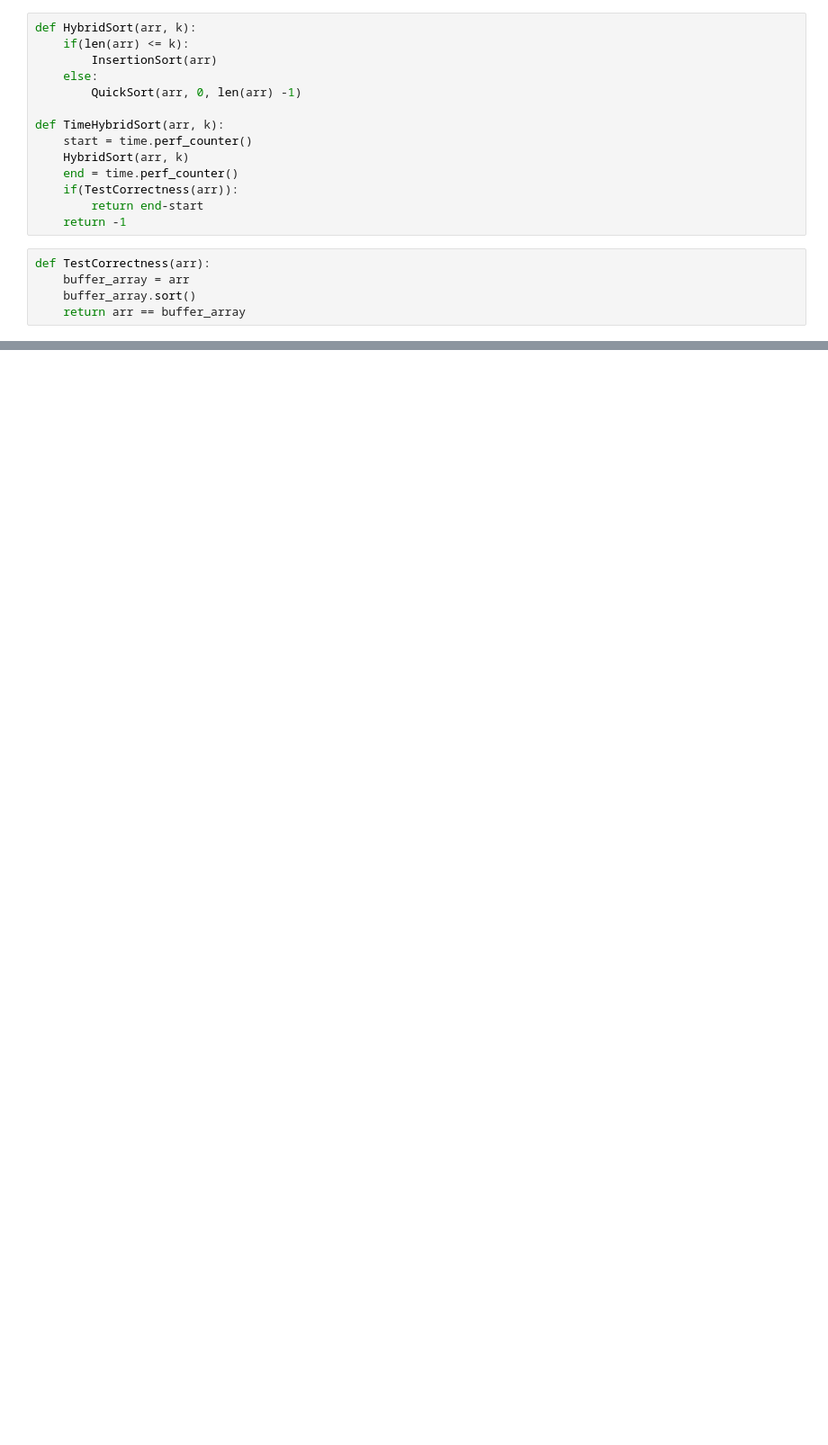
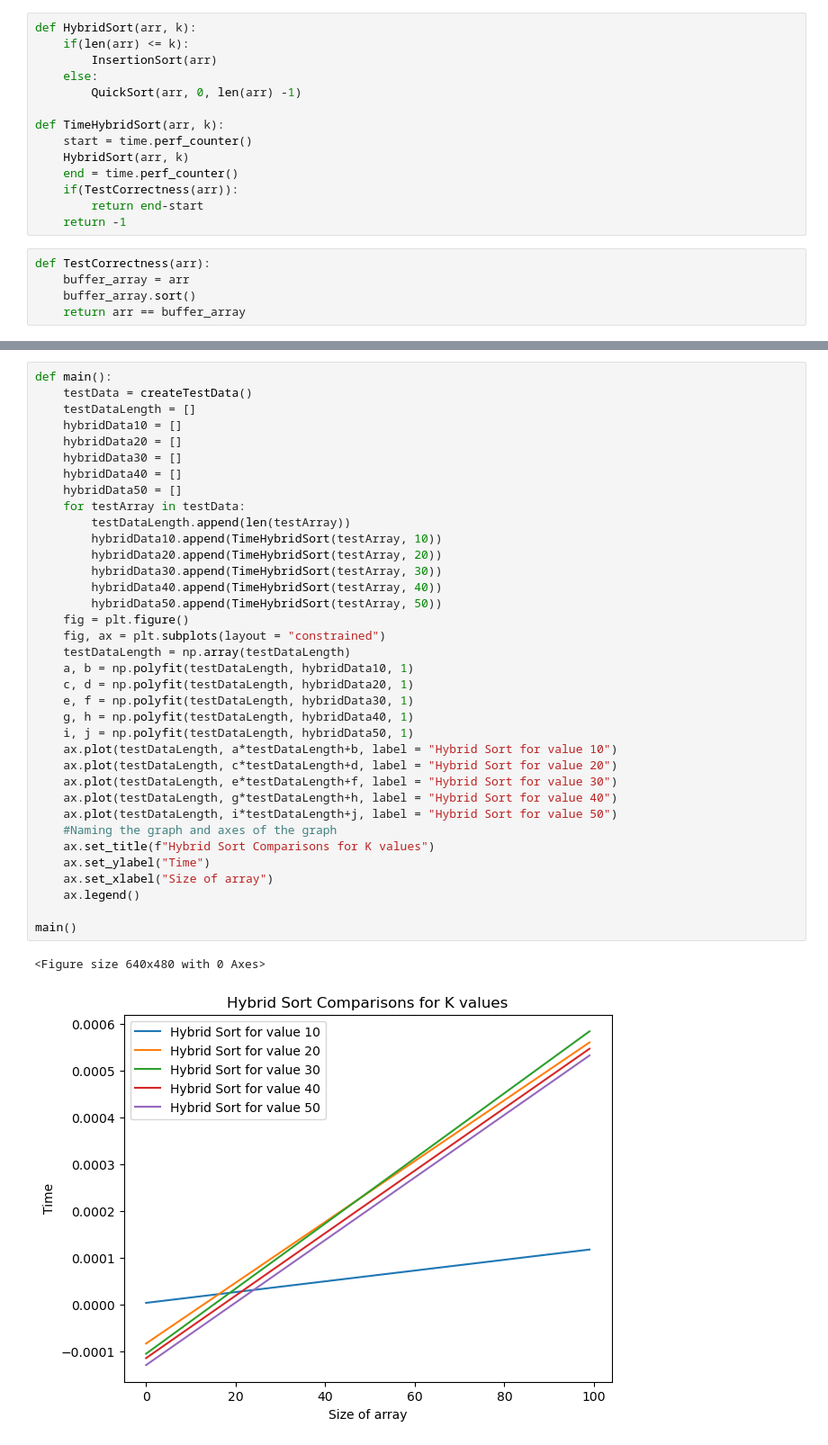
Before and after one commit to jerphan/CS3664_SemesterProject, a Jupyter notebook: QuickBasedHybridSort.ipynb, the cells around one changed output, grey strips where cells are left out. Shown at 90% size. Saved outputs shown, nothing was run; the diff lists cells and outputs as text; blank space fills up the shorter version.

```diff
--- a/QuickBasedHybridSort.ipynb
+++ b/QuickBasedHybridSort.ipynb
@@ -121,4 +116,43 @@ def testValue(k):
     ax.set_ylabel("Time")
     ax.set_xlabel("Size of array")
     ax.legend()
+# %%
+def main():
+    testData = createTestData()
+    testDataLength = []
+    hybridData10 = []
+    hybridData20 = []
+    hybridData30 = []
+    hybridData40 = []
+    hybridData50 = []
+    for testArray in testData:
+        testDataLength.append(len(testArray))
+        hybridData10.append(TimeHybridSort(testArray, 10))
+        hybridData20.append(TimeHybridSort(testArray, 20))
+        hybridData30.append(TimeHybridSort(testArray, 30))
+        hybridData40.append(TimeHybridSort(testArray, 40))
+        hybridData50.append(TimeHybridSort(testArray, 50))
+    fig = plt.figure()
+    fig, ax = plt.subplots(layout = "constrained")
+    testDataLength = np.array(testDataLength)
+    a, b = np.polyfit(testDataLength, hybridData10, 1)
+    c, d = np.polyfit(testDataLength, hybridData20, 1)
+    e, f = np.polyfit(testDataLength, hybridData30, 1)
+    g, h = np.polyfit(testDataLength, hybridData40, 1)
+    i, j = np.polyfit(testDataLength, hybridData50, 1)
+    ax.plot(testDataLength, a*testDataLength+b, label = "Hybrid Sort for value 10")
+    ax.plot(testDataLength, c*testDataLength+d, label = "Hybrid Sort for value 20")
+    ax.plot(testDataLength, e*testDataLength+f, label = "Hybrid Sort for value 30")
+    ax.plot(testDataLength, g*testDataLength+h, label = "Hybrid Sort for value 40")
+    ax.plot(testDataLength, i*testDataLength+j, label = "Hybrid Sort for value 50")
+    #Naming the graph and axes of the graph
+    ax.set_title(f"Hybrid Sort Comparisons for K values")
+    ax.set_ylabel("Time")
+    ax.set_xlabel("Size of array")
+    ax.legend()
+
+main()
+# %% [output]
+<Figure size 640x480 with 0 Axes>
+[figure, added]
 # %%
```
Also changed, not shown: parts of 7 cells of this notebook.
